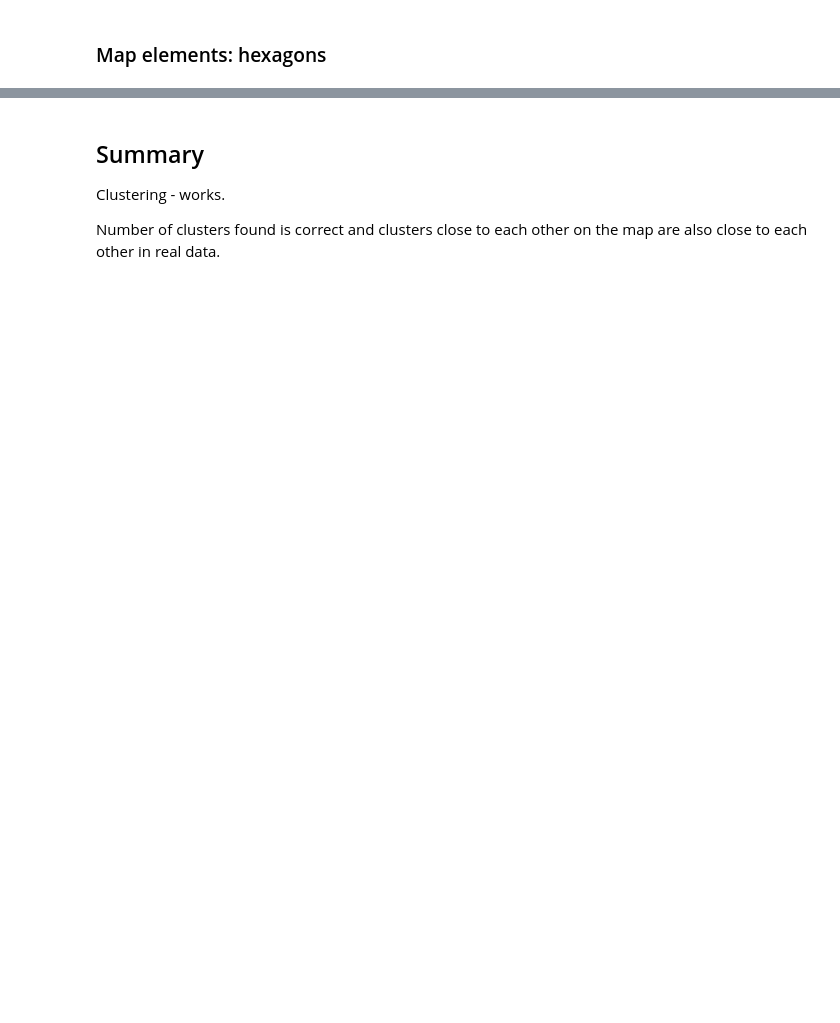
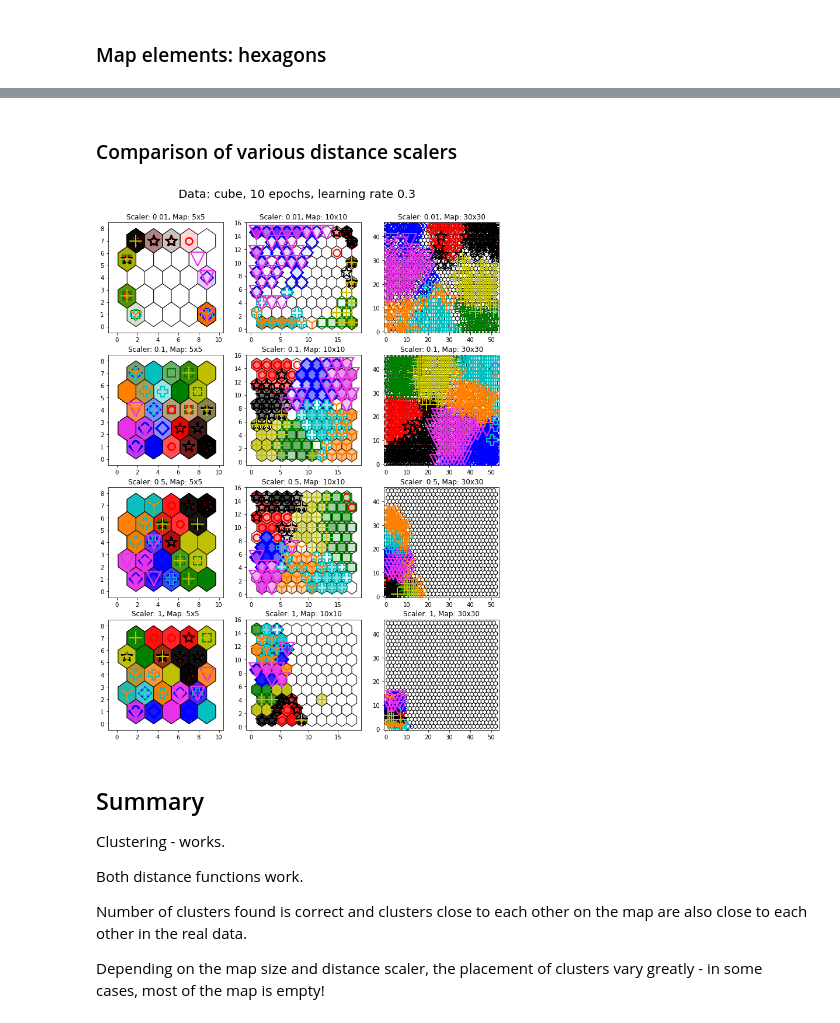
Before and after one commit to mstaczek/miowad, a Jupyter notebook: SOM/lab1.ipynb, the cells around one changed output, grey strips where cells are left out. Saved outputs shown, nothing was run; the diff lists cells and outputs as text; code cells hidden in the pictures; blank space fills up the shorter version.

```diff
--- a/SOM/lab1.ipynb
+++ b/SOM/lab1.ipynb
@@ -116,6 +145,16 @@ som.plot_map(data=x_train, classes=y_train)
+# %% [markdown]
+### Comparison of various distance scalers
+# %%
+compare_scalers(hexagonal_map=True, dataset_name="cube")
+# %% [output]
+[figure, added]
 # %% [markdown]
 ## Summary
 
 Clustering - works.
 
-Number of clusters found is correct and clusters close to each other on the map are also close to each other in real data.
+Both distance functions work.
+
+Number of clusters found is correct and clusters close to each other on the map are also close to each other in the real data.
+
+Depending on the map size and distance scaler, the placement of clusters vary greatly - in some cases, most of the map is empty!
```
Also changed, not shown: parts of 8 cells of this notebook.
